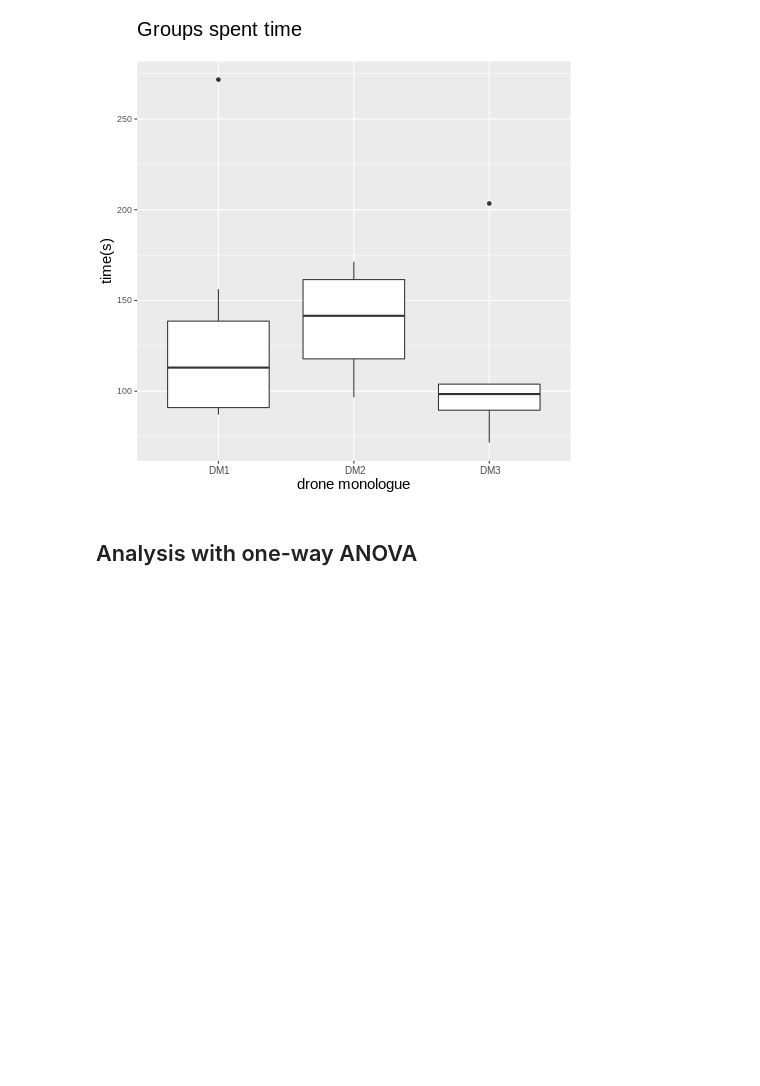
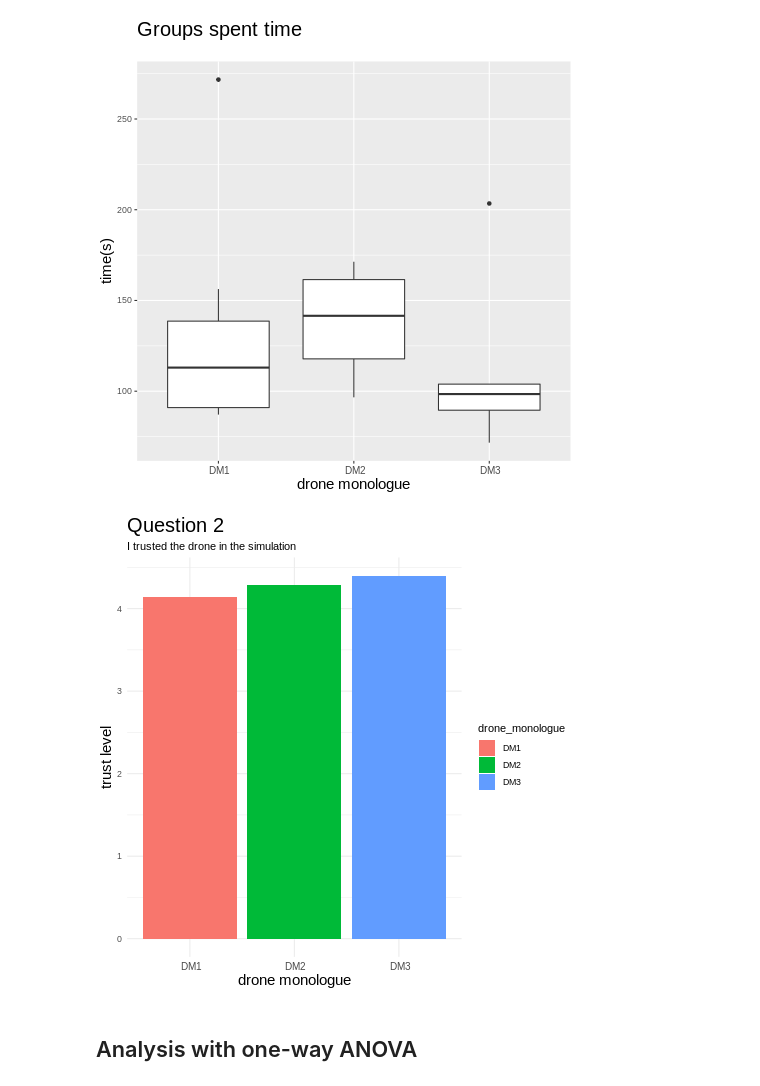
Before and after one commit to Moorboor/GuardianAngels, a Jupyter notebook: DataAnalysisGuardianAngels.ipynb, the cells around one changed output. Saved outputs shown, nothing was run; the diff lists cells and outputs as text; code cells hidden in the pictures; blank space fills up the shorter version.

```diff
--- a/DataAnalysisGuardianAngels.ipynb
+++ b/DataAnalysisGuardianAngels.ipynb
@@ -283,6 +275,24 @@ data_full %>%
         axis.title = element_text(size = 15))
 # %% [output]
 [figure]
+# %%
+%%R
+data_full %>%
+  group_by(drone_monologue) %>%
+  summarise(Q2 = mean(X.I.trusted.the.drone.in.the.simulation..)) %>%
+
+  ggplot(aes(x = drone_monologue, y = Q2, fill = drone_monologue)) +
+  geom_col() +
+  theme_minimal() +
+  labs(title = 'Question 2',
+       subtitle = 'I trusted the drone in the simulation',
+       x = 'drone monologue',
+       y = 'trust level') +
+  theme(plot.title = element_text(size = 20),
+        axis.text.x = element_text(size = 10),
+        axis.title = element_text(size = 15))
+# %% [output]
+[figure, added]
 # %% [markdown]
 ## Analysis with one-way ANOVA
 # %% [markdown]
```
Also changed, not shown: parts of 4 cells of this notebook.
